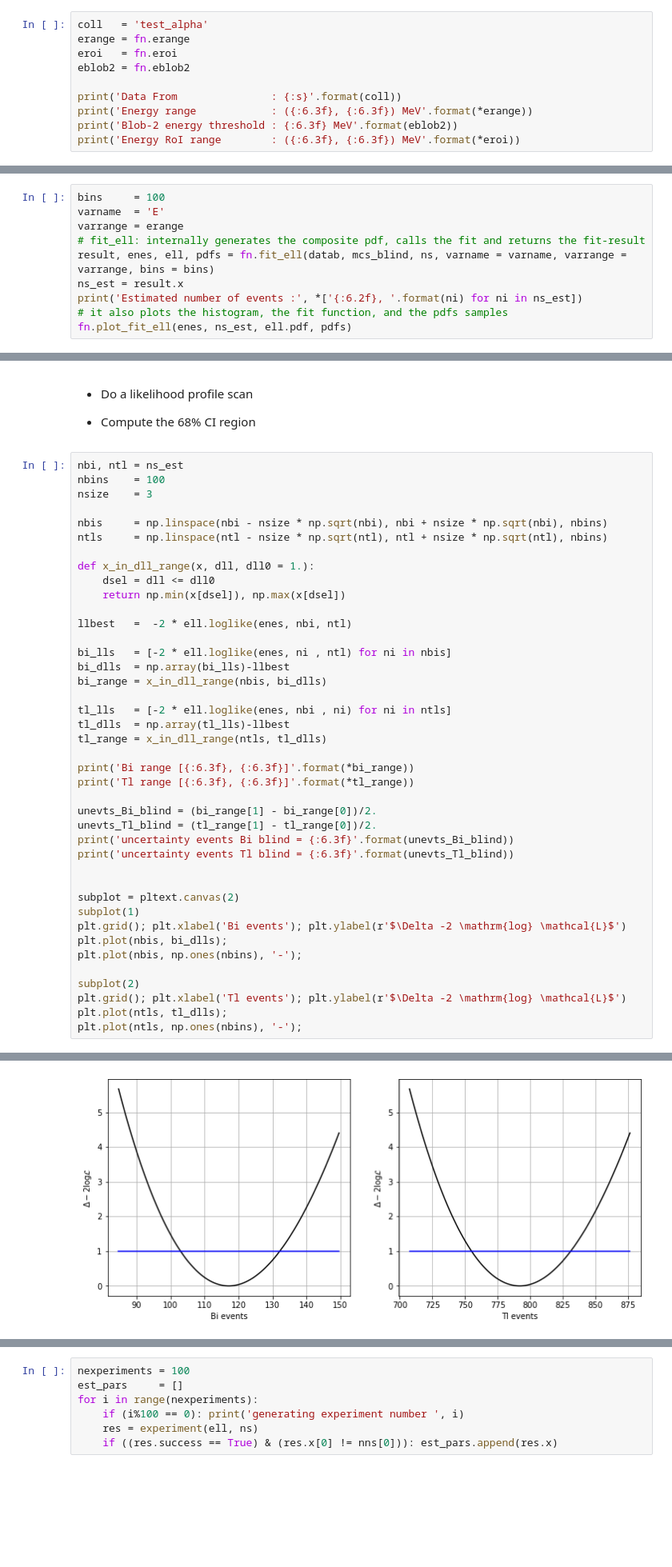
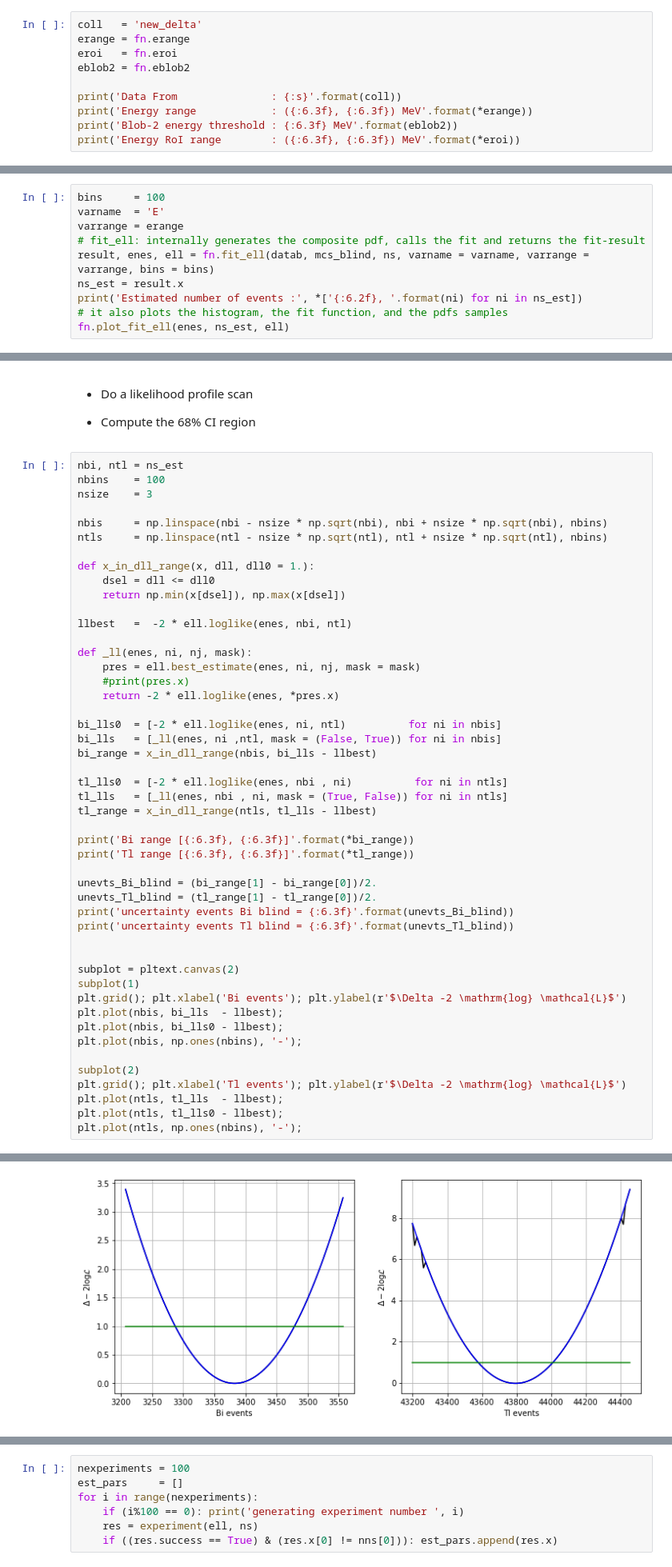
Before and after one commit to jahernando/USC-Fanal, a Jupyter notebook: NB/guide/fanal_bkg_uncertanties.ipynb, the cells around one changed output, grey strips where cells are left out. Shown: that part at 80% size. Saved outputs shown, nothing was run; the diff lists cells and outputs as text; blank space fills up the shorter version.

```diff
--- a/NB/guide/fanal_bkg_uncertanties.ipynb
+++ b/NB/guide/fanal_bkg_uncertanties.ipynb
@@ -62,7 +62,7 @@ pltext.style()
 # %% [markdown]
 ## Main Parameters
 # %%
-coll   = 'test_alpha'
+coll   = 'new_delta'
 erange = fn.erange
 eroi   = fn.eroi
 eblob2 = fn.eblob2
@@ -148,9 +149,9 @@ bins     = 100
 varname  = 'E'
 varrange = erange
 # fit_ell: internally generates the composite pdf, calls the fit and returns the fit-result
-result, enes, ell, pdfs = fn.fit_ell(datab, mcs_blind, ns, varname = varname, varrange = varrange, bins = bins)
+result, enes, ell = fn.fit_ell(datab, mcs_blind, ns, varname = varname, varrange = varrange, bins = bins)
 ns_est = result.x
 print('Estimated number of events :', *['{:6.2f}, '.format(ni) for ni in ns_est])
 # it also plots the histogram, the fit function, and the pdfs samples
-fn.plot_fit_ell(enes, ns_est, ell.pdf, pdfs)
+fn.plot_fit_ell(enes, ns_est, ell)
 # %% [output]
@@ -174,13 +175,18 @@ def x_in_dll_range(x, dll, dll0 = 1.):
 
 llbest   =  -2 * ell.loglike(enes, nbi, ntl)
 
-bi_lls   = [-2 * ell.loglike(enes, ni , ntl) for ni in nbis]
-bi_dlls  = np.array(bi_lls)-llbest
-bi_range = x_in_dll_range(nbis, bi_dlls)
+def _ll(enes, ni, nj, mask):
+    pres = ell.best_estimate(enes, ni, nj, mask = mask)
+    #print(pres.x)
+    return -2 * ell.loglike(enes, *pres.x)
 
-tl_lls   = [-2 * ell.loglike(enes, nbi , ni) for ni in ntls]
-tl_dlls  = np.array(tl_lls)-llbest
-tl_range = x_in_dll_range(ntls, tl_dlls)
+bi_lls0  = [-2 * ell.loglike(enes, ni, ntl)          for ni in nbis]
+bi_lls   = [_ll(enes, ni ,ntl, mask = (False, True)) for ni in nbis]
+bi_range = x_in_dll_range(nbis, bi_lls - llbest)
+
+tl_lls0  = [-2 * ell.loglike(enes, nbi , ni)          for ni in ntls]
+tl_lls   = [_ll(enes, nbi , ni, mask = (True, False)) for ni in ntls]
+tl_range = x_in_dll_range(ntls, tl_lls - llbest)
 
 print('Bi range [{:6.3f}, {:6.3f}]'.format(*bi_range))
 print('Tl range [{:6.3f}, {:6.3f}]'.format(*tl_range))
@@ -194,11 +200,13 @@ print('uncertainty events Tl blind = {:6.3f}'.format(unevts_Tl_blind))
 subplot = pltext.canvas(2)
 subplot(1)
 plt.grid(); plt.xlabel('Bi events'); plt.ylabel(r'$\Delta -2 \mathrm{log} \mathcal{L}$')
-plt.plot(nbis, bi_dlls);
+plt.plot(nbis, bi_lls  - llbest);
+plt.plot(nbis, bi_lls0 - llbest);
 plt.plot(nbis, np.ones(nbins), '-');
 
 subplot(2)
 plt.grid(); plt.xlabel('Tl events'); plt.ylabel(r'$\Delta -2 \mathrm{log} \mathcal{L}$')
-plt.plot(ntls, tl_dlls);
+plt.plot(ntls, tl_lls  - llbest);
+plt.plot(ntls, tl_lls0 - llbest);
 plt.plot(ntls, np.ones(nbins), '-');
 # %% [output]
@@ -209,4 +217,4 @@ uncertainty events Tl blind = 37.521
-[figure, old version]
+[figure, new version]
 # %% [markdown]
 ## Compute sigma generating random experiments
 
```
Also changed, not shown: parts of 11 cells of this notebook, 8 other files.
